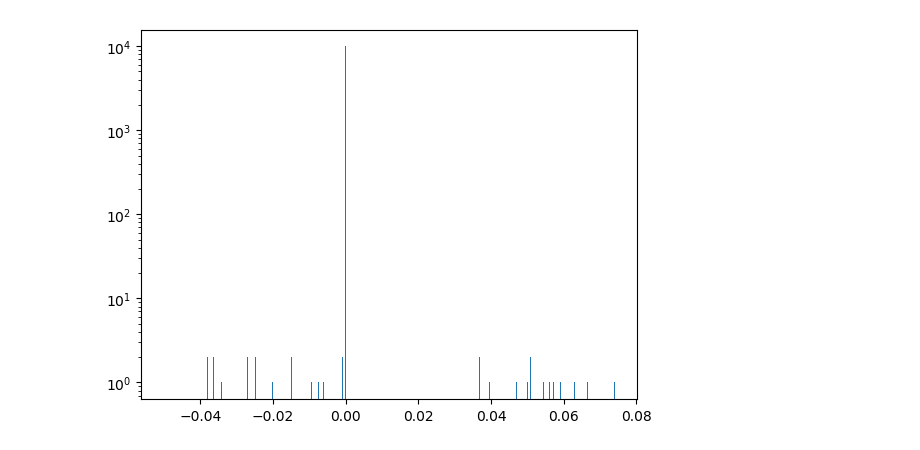
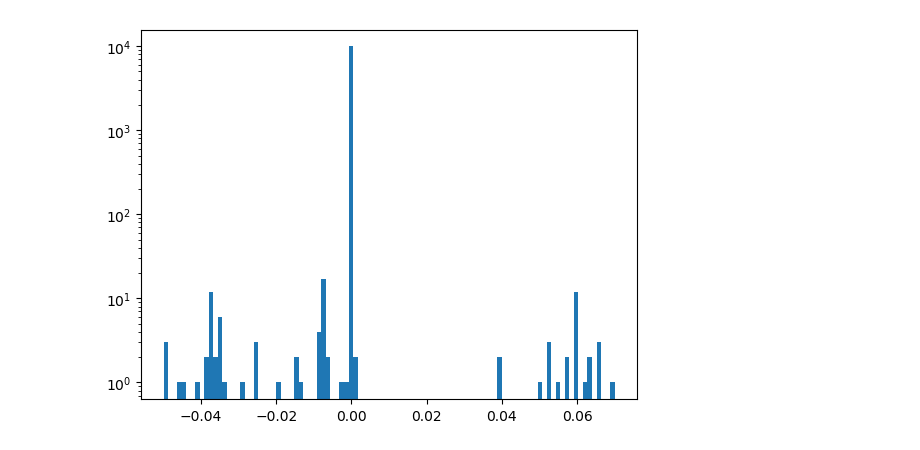
Before and after one commit to emiwar/janeliaGroup6Project, a Jupyter notebook: Megamap.ipynb, the cells around one changed output. Saved outputs shown, nothing was run; the diff lists cells and outputs as text; code cells hidden in the pictures.

```diff
--- a/Megamap.ipynb
+++ b/Megamap.ipynb
@@ -50,8 +50,8 @@ extrema(W), size(W), 100*mean(W.!=0)
 # %%
-PyPlot.plt[:hist](W[:], bins=1000,log=true)
+PyPlot.plt[:hist](W[:], bins=100,log=true)
 show()
 # %% [output]
-[figure, old version]
+[figure, new version]
 # %%
 imshow(W)#imshow(log10.(abs.(W)))
 colorbar()
```
Also changed, not shown: parts of 16 cells of this notebook, 1 other file.
